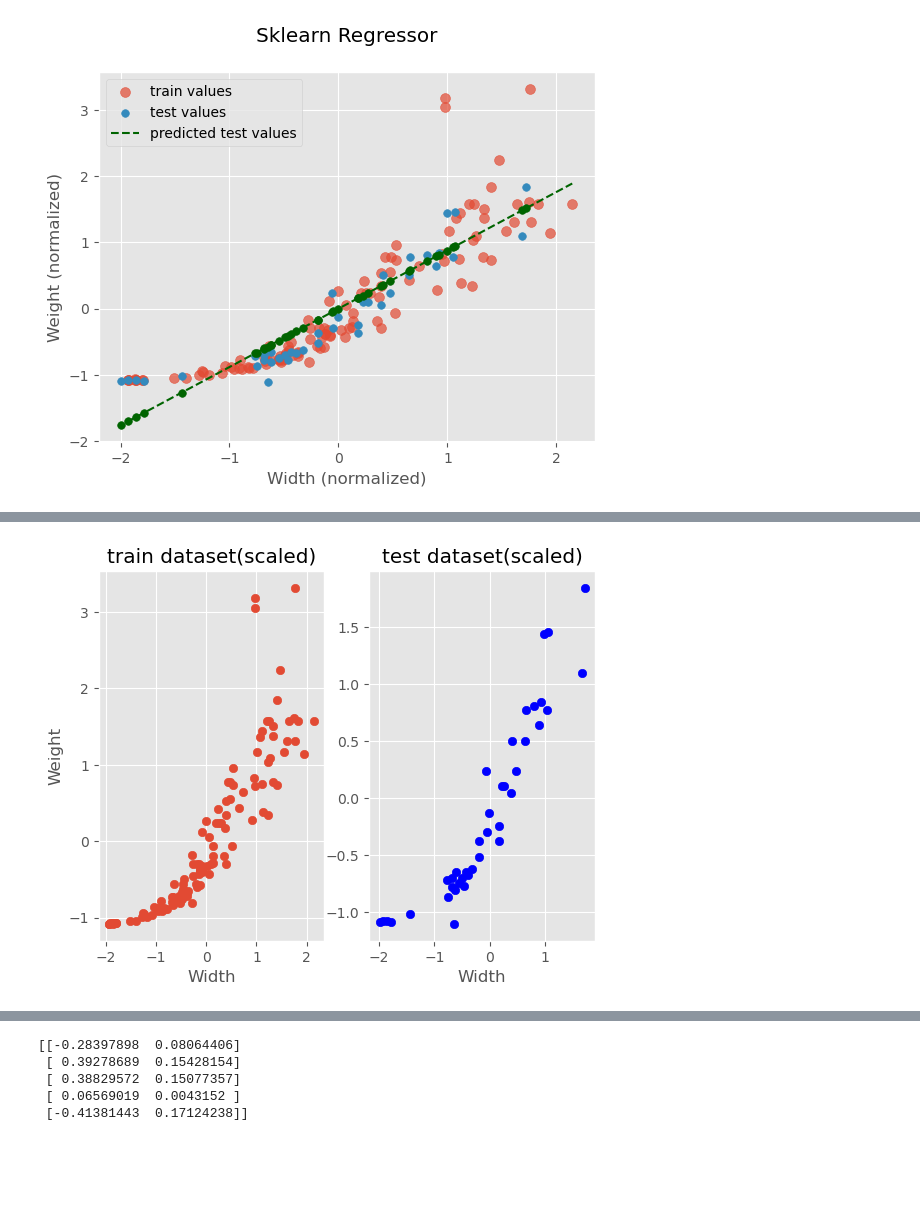
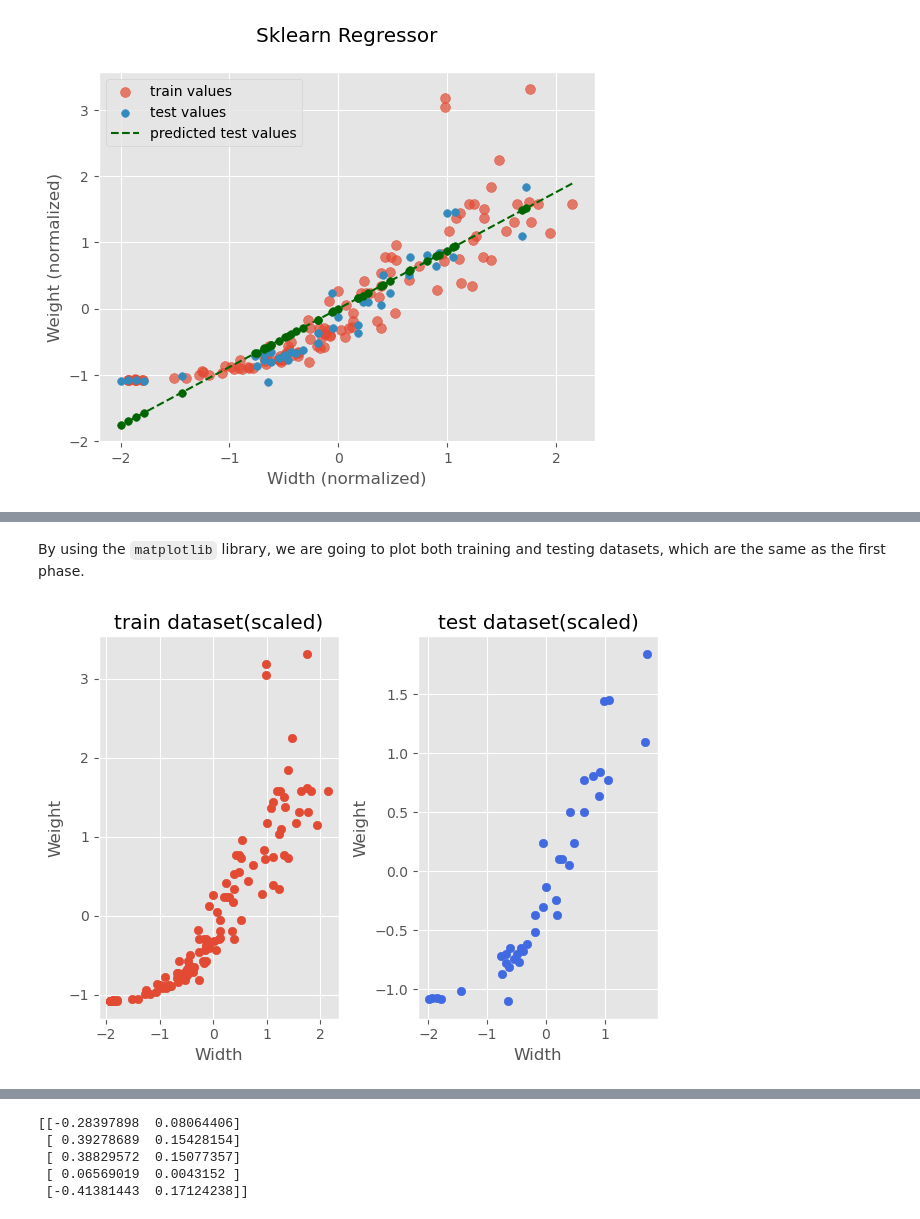
Before and after one commit to Alireza-Gharavi/my_learning_journey, a Jupyter notebook: ANN's_from_scratch/linear_regressor.ipynb, the cells around one changed output, grey strips where cells are left out. Drawn from its saved outputs; the diff is of its cells as text; code cells hidden in the pictures; blank space fills up the shorter version.

```diff
--- a/ANN's_from_scratch/linear_regressor.ipynb
+++ b/ANN's_from_scratch/linear_regressor.ipynb
@@ -253,14 +373,17 @@ class non_linear_regressor:
+# %% [markdown]
+By using the `matplotlib` library, we are going to plot both training and testing datasets, which are the same as the first phase.
 # %%
 plt.subplot(1, 2, 1)
 plt.scatter(X_train_scaled, y_train_scaled)
 plt.title('train dataset(scaled)')
 plt.xlabel('Width')
 plt.ylabel('Weight')
 plt.subplot(1, 2, 2)
-plt.scatter(X_test_scaled, y_test_scaled, color='blue')
+plt.scatter(X_test_scaled, y_test_scaled, color='royalblue')
 plt.title('test dataset(scaled)')
 plt.xlabel('Width')
-# plt.ylabel('Weight')
+plt.ylabel('Weight')
+plt.tight_layout()
 plt.show()
 # %% [output]
-[figure, old version]
+[figure, new version]
```
Also changed, not shown: parts of 51 cells of this notebook, 1 other file.
